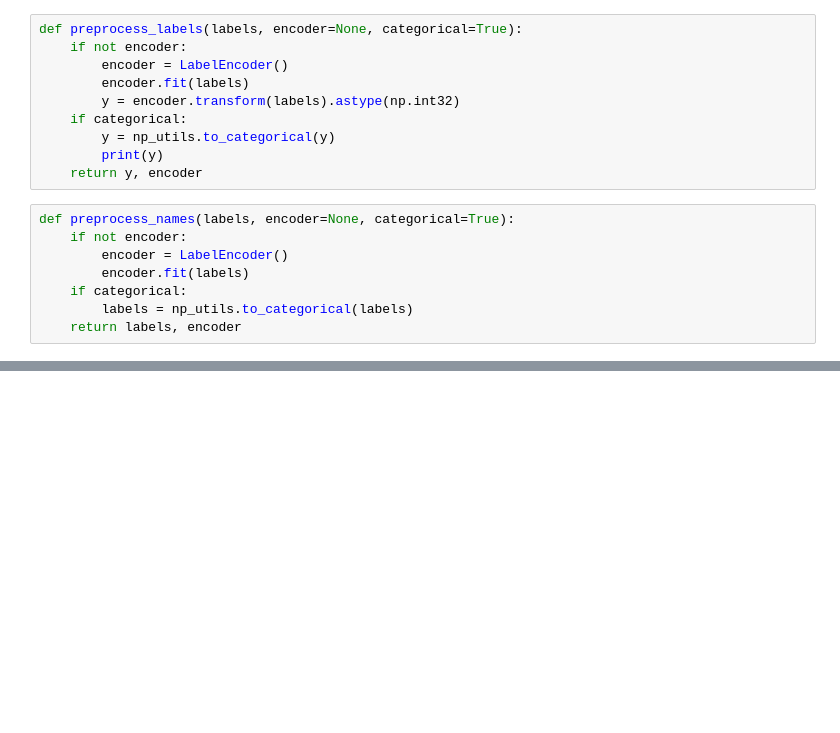
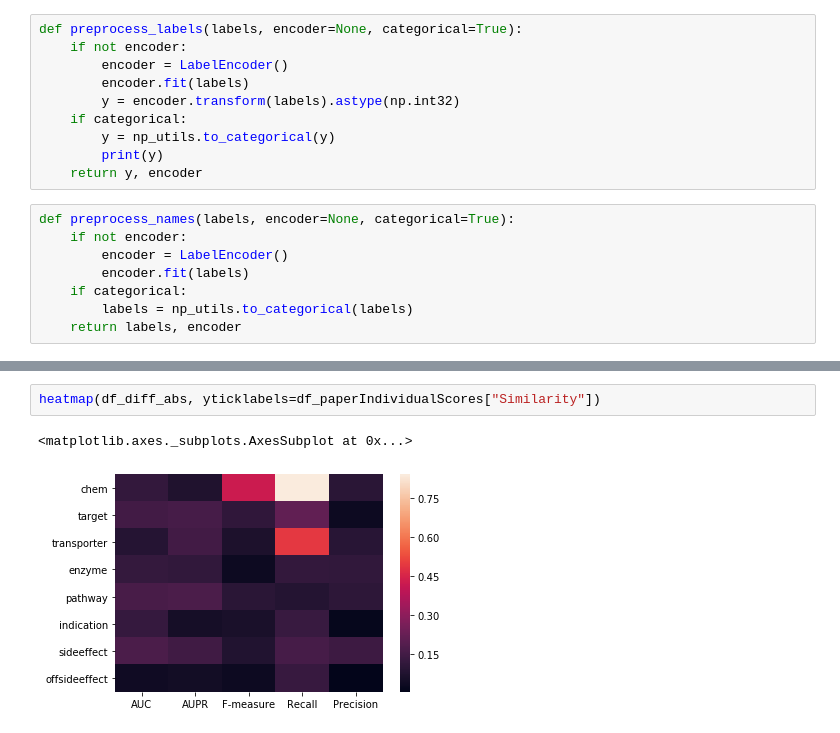
Before and after one commit to uzh-dqbm-cmi/side-effects, a Jupyter notebook: notebooks/01_KS_Skorch_DDI.ipynb, the cells around one changed output, grey strips where cells are left out. Saved outputs shown, nothing was run; the diff lists cells and outputs as text; blank space fills up the shorter version.

```diff
--- a/notebooks/01_KS_Skorch_DDI.ipynb
+++ b/notebooks/01_KS_Skorch_DDI.ipynb
@@ -355,0 +416,5 @@ roc_auc_score(y_test, y_pred), auc(precision, recall), f1_score(y_test, y_pred),
+# %%
+heatmap(df_diff_abs, yticklabels=df_paperIndividualScores["Similarity"])
+# %% [output]
+<matplotlib.axes._subplots.AxesSubplot at 0x...>
+[figure, added]
```
Also changed, not shown: parts of 57 cells of this notebook, 5 other files.
